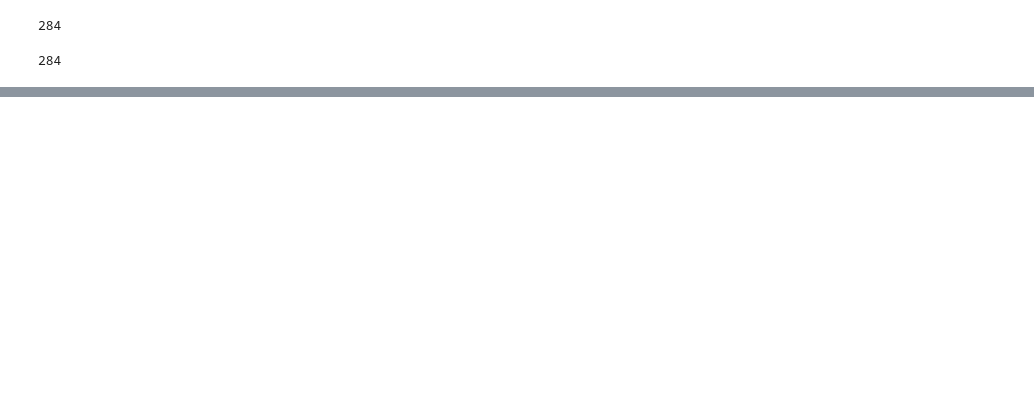
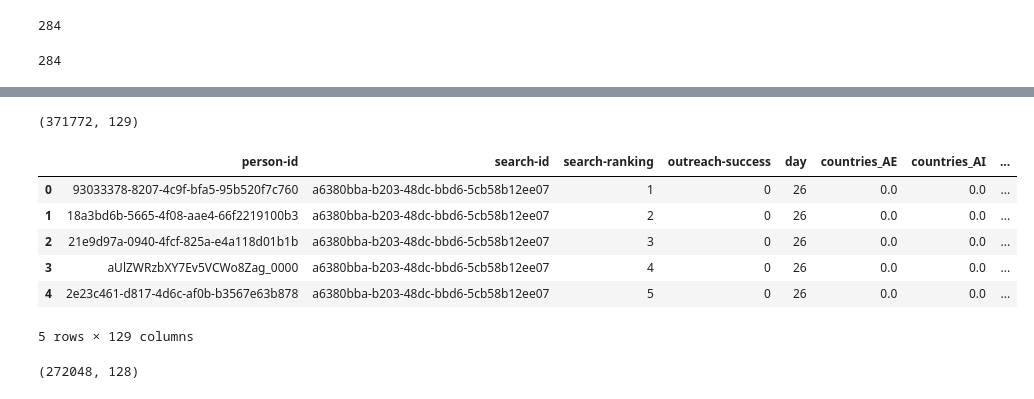
Before and after one commit to mxagar/expert_chase, a Jupyter notebook: expert_analysis.ipynb, the cells around one changed output, grey strips where cells are left out. Drawn from its saved outputs; the diff is of its cells as text; code cells hidden in the pictures; blank space fills up the shorter version.

```diff
--- a/expert_analysis.ipynb
+++ b/expert_analysis.ipynb
@@ -181,0 +564,2 @@ df.shape
+# %%
+df_extension, extension_cat2index = encode_extensions(df, 'email-domains', extension_classes)
@@ -181,0 +574,6 @@ df.shape
+# %%
+# Example value: 2021-05-18T11:17:37.625000
+df['date'] = pd.to_datetime(df['timestamp'], format='%Y-%m-%d')
+df['month'] = df['date'].dt.month_name().str.slice(stop=3)
+df['year'] = df['date'].dt.year
+df['day'] = df['date'].dt.day
@@ -181,0 +611,4 @@ df.shape
+# %%
+data = df[['person-id', 'search-id', 'search-ranking', 'outreach-success', 'day']]
+# %%
+data = pd.concat([data, df_country, df_emails, df_extension], axis=1)
@@ -181,0 +648,22 @@ df.shape
+# %%
+data.shape
+# %% [output]
+(371772, 129)
+# %%
+data.head()
+# %% [output]
+|  | person-id | search-id | search-ranking | outreach-success | day | countries_AE | countries_AI | ... |
+| 0 | 93033378-8207-4c9f-bfa5-95b520f7c760 | a6380bba-b203-48dc-bbd6-5cb58b12ee07 | 1 | 0 | 26 | 0.0 | 0.0 | ... |
+| 1 | 18a3bd6b-5665-4f08-aae4-66f2219100b3 | a6380bba-b203-48dc-bbd6-5cb58b12ee07 | 2 | 0 | 26 | 0.0 | 0.0 | ... |
+| 2 | 21e9d97a-0940-4fcf-825a-e4a118d01b1b | a6380bba-b203-48dc-bbd6-5cb58b12ee07 | 3 | 0 | 26 | 0.0 | 0.0 | ... |
+| 3 | aUlZWRzbXY7Ev5VCWo8Zag_0000 | a6380bba-b203-48dc-bbd6-5cb58b12ee07 | 4 | 0 | 26 | 0.0 | 0.0 | ... |
+| 4 | 2e23c461-d817-4d6c-af0b-b3567e63b878 | a6380bba-b203-48dc-bbd6-5cb58b12ee07 | 5 | 0 | 26 | 0.0 | 0.0 | ... |
+5 rows × 129 columns
+# %%
+# After cleaning and preprocessing we have 371772 entries
+# but if we ignore the search-id and drop duplicates
+# we get 269897 unique entries; i.e., 371772-269897 entries
+# are identical but belong to different searches
+data.drop('search-id', axis=1).drop_duplicates().shape
+# %% [output]
+(272048, 128)
```
Also changed, not shown: parts of 62 cells of this notebook.
